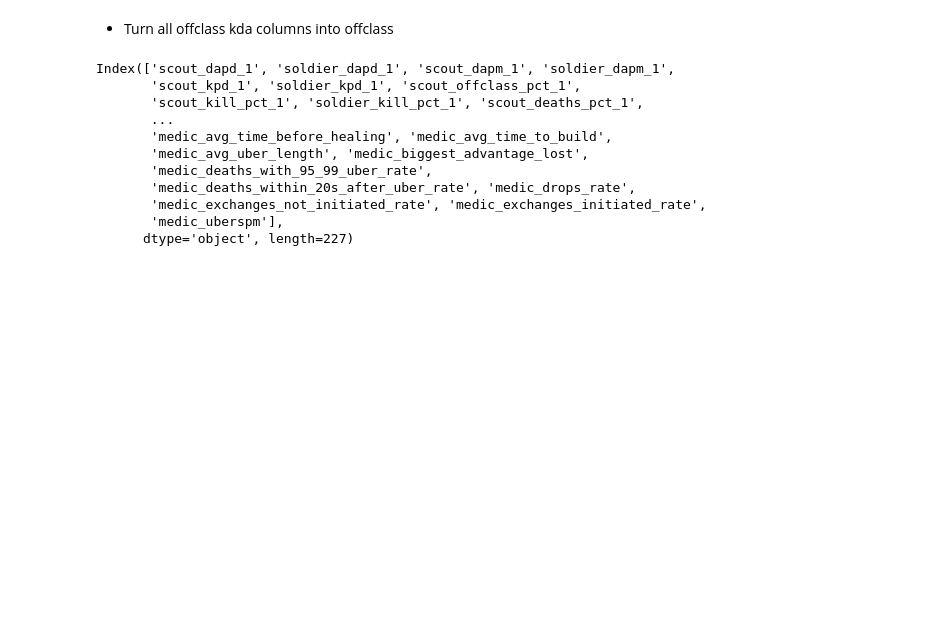
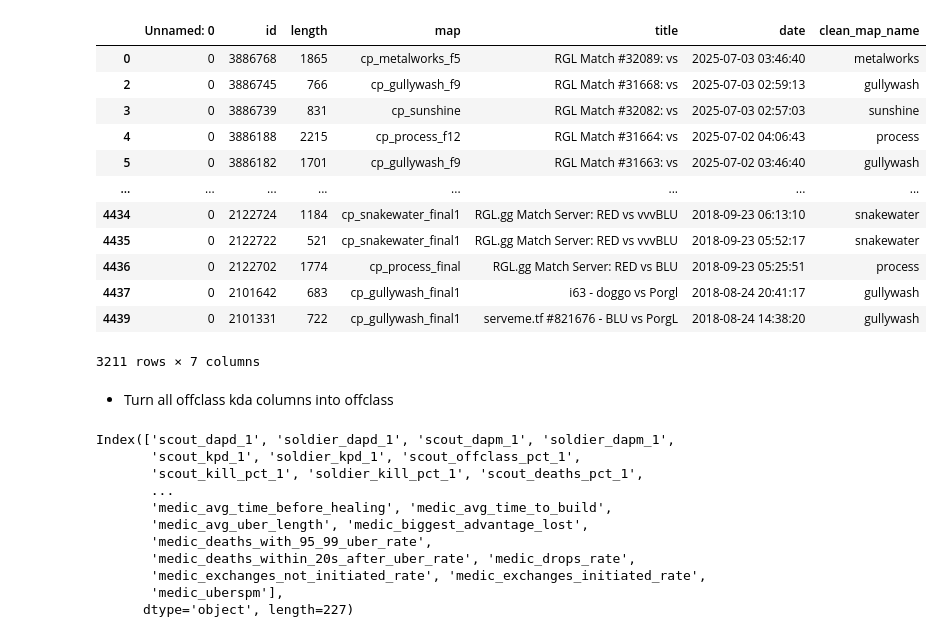
Before and after one commit to ebtrout/tf2_data_vis, a Jupyter notebook: datasets for vis.ipynb, the cells around one changed output. Drawn from its saved outputs; the diff is of its cells as text; code cells hidden in the pictures; blank space fills up the shorter version.

Commit message:
First round of new modeling and early intro dashboard

```diff
--- a/datasets for vis.ipynb
+++ b/datasets for vis.ipynb
@@ -2,6 +2,7 @@
 import joblib
 import pandas as pd
 from better_profanity import profanity
+import numpy as np
 
 players = pd.read_csv("data/players.csv")
 
@@ -15,5 +16,8 @@ teams = pd.read_csv("data/teams.csv")
 
 healspread = pd.read_csv("data/healspread.csv")
 
+info = pd.read_csv("data/info.csv")
+
+
 model_ready_data = joblib.load("data/pkls/model_ready_data_dict.pkl")
 X = model_ready_data['X']
@@ -45,0 +24,33 @@ healspread['pct_heal'] = healspread['value'].div(healspread['total_heal']).astyp
+# %%
+valid_info = info[info['id'].isin(valid_ids['id'])].copy()
+
+map_names = list(valid_info['map'].str.lower().str.split("_").str[1].value_counts().index)
+
+#valid_info['map'].str.lower().str.split("_").str[0].value_counts()
+
+map_counts = []
+for map in info['map'].str.lower().values:
+    i = 0
+    for map_name in map_names:
+        if i > 0:
+            continue
+        if  type(map) == type(np.nan):
+            map_counts.append(np.nan)
+            i +=1
+        elif map_name in map:
+            map_counts.append(map_name)
+            i += 1
+# %%
+
+# Define a function to find the first match
+def find_match(text):
+    if type(text) == type(np.nan):
+        return np.nan
+    for keyword in map_names:
+        if keyword in text:
+            return keyword
+    return np.nan  # if no match found
+
+# Apply the function row by row
+info['clean_map_name'] = info['map'].apply(find_match)
+valid_info['clean_map_name'] = valid_info['map'].apply(find_match)
@@ -45,0 +72,18 @@ healspread['pct_heal'] = healspread['value'].div(healspread['total_heal']).astyp
+# %%
+valid_info['clean_map_name'] = map_counts
+
+valid_info
+# %% [output]
+|  | Unnamed: 0 | id | length | map | title | date | clean_map_name |
+| 0 | 0 | 3886768 | 1865 | cp_metalworks_f5 | RGL Match #32089: vs | 2025-07-03 03:46:40 | metalworks |
+| 2 | 0 | 3886745 | 766 | cp_gullywash_f9 | RGL Match #31668: vs | 2025-07-03 02:59:13 | gullywash |
+| 3 | 0 | 3886739 | 831 | cp_sunshine | RGL Match #32082: vs | 2025-07-03 02:57:03 | sunshine |
+| 4 | 0 | 3886188 | 2215 | cp_process_f12 | RGL Match #31664: vs | 2025-07-02 04:06:43 | process |
+| 5 | 0 | 3886182 | 1701 | cp_gullywash_f9 | RGL Match #31663: vs | 2025-07-02 03:46:40 | gullywash |
+| ... | ... | ... | ... | ... | ... | ... | ... |
+| 4434 | 0 | 2122724 | 1184 | cp_snakewater_final1 | RGL.gg Match Server: RED vs vvvBLU | 2018-09-23 06:13:10 | snakewater |
+| 4435 | 0 | 2122722 | 521 | cp_snakewater_final1 | RGL.gg Match Server: RED vs vvvBLU | 2018-09-23 05:52:17 | snakewater |
+| 4436 | 0 | 2122702 | 1774 | cp_process_final | RGL.gg Match Server: RED vs BLU | 2018-09-23 05:25:51 | process |
+| 4437 | 0 | 2101642 | 683 | cp_gullywash_final1 | i63 - doggo vs Porgl | 2018-08-24 20:41:17 | gullywash |
+| 4439 | 0 | 2101331 | 722 | cp_gullywash_final1 | serveme.tf #821676 - BLU vs PorgL | 2018-08-24 14:38:20 | gullywash |
+3211 rows × 7 columns
```
Also changed, not shown: parts of 5 cells of this notebook, 10 other files.
